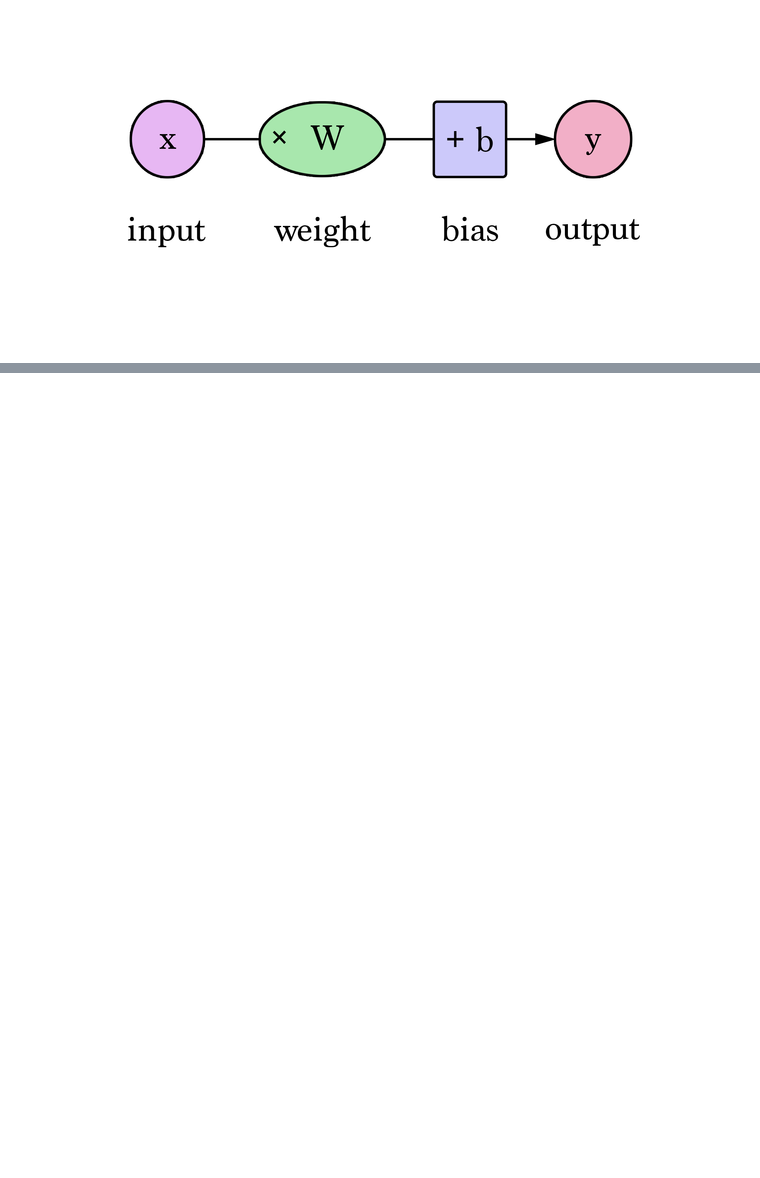
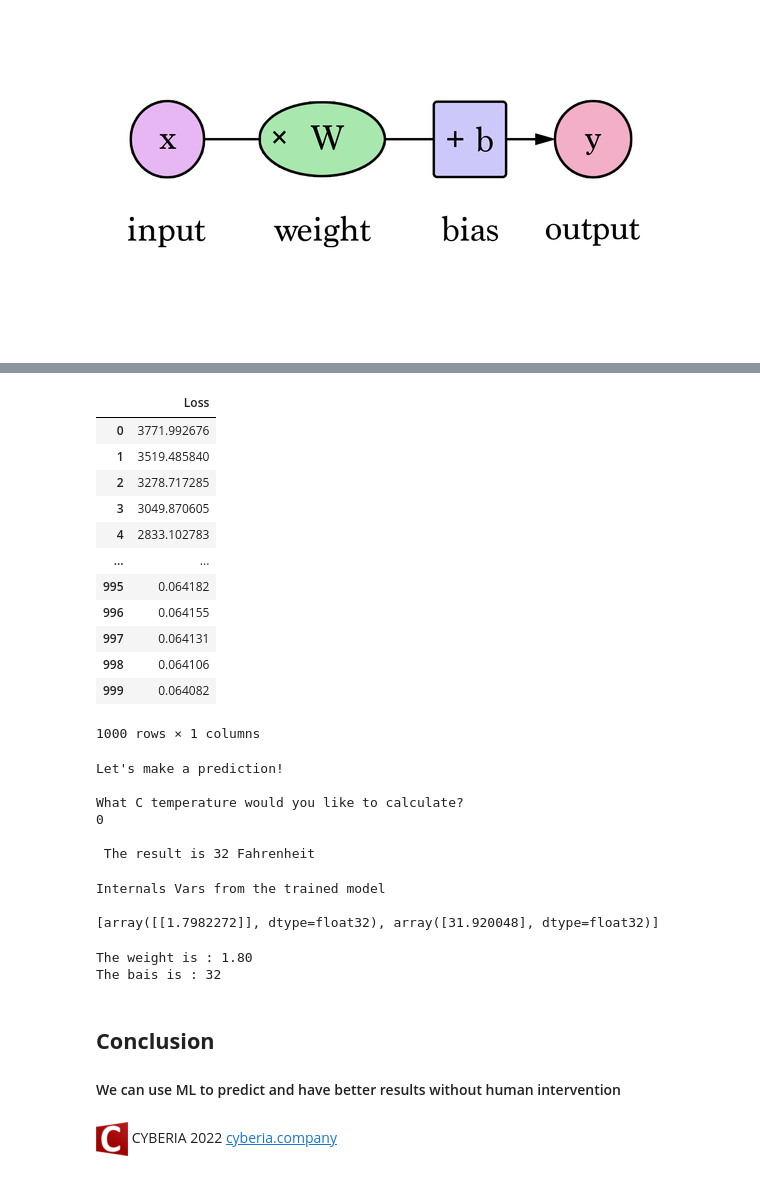
Before and after one commit to danielrve/jupyternotebook, a Jupyter notebook: CelsiusToFahrenheit.ipynb, the cells around one changed output, grey strips where cells are left out. Saved outputs shown, nothing was run; the diff lists cells and outputs as text; code cells hidden in the pictures; blank space fills up the shorter version.

```diff
--- a/CelsiusToFahrenheit.ipynb
+++ b/CelsiusToFahrenheit.ipynb
@@ -60,0 +88,72 @@ The result is 32 fahrenheit
+# %%
+import pandas as pd
+
+df = pd.DataFrame(history.history["loss"])
+
+df.columns = ['Loss']
+
+df
+# %% [output]
+|  | Loss |
+| 0 | 3771.992676 |
+| 1 | 3519.485840 |
+| 2 | 3278.717285 |
+| 3 | 3049.870605 |
+| 4 | 2833.102783 |
+| ... | ... |
+| 995 | 0.064182 |
+| 996 | 0.064155 |
+| 997 | 0.064131 |
+| 998 | 0.064106 |
+| 999 | 0.064082 |
+1000 rows × 1 columns
+# %%
+import math as mt
+print("Let's make a prediction!\n")
+
+print("What C temperature would you like to calculate?")
+temp = input()
+
+temp = float(temp)
+result = model.predict([temp])
+
+result = int(mt.ceil(result))
+
+
+print(f"\n The result is {result} Fahrenheit")
+# %% [output]
+Let's make a prediction!
+
+What C temperature would you like to calculate?
+0
+
+ The result is 32 Fahrenheit
+# %%
+# Check Model Vars
+
+print("Internals Vars from the trained model\n")
+print(layer.get_weights())
+# %% [output]
+Internals Vars from the trained model
+
+[array([[1.7982272]], dtype=float32), array([31.920048], dtype=float32)]
+# %%
+
+mesure = layer.get_weights()
+weight = mesure[0][0]
+bais = mesure[1][0]
+
+weight = float(weight)
+bais = int(mt.ceil(bais))
+
+print(f"The weight is : {weight:.2f}" )
+print(f"The bais is : {bais}" )
+# %% [output]
+The weight is : 1.80
+The bais is : 32
+# %% [markdown]
+## **Conclusion**
+
+#### We can use ML to predict and have better results without human intervention
+# %% [markdown]
+![cyb_icon6.png](embedded-picture-1) CYBERIA 2022 [cyberia.company](https://cyberia.company)
```
Also changed, not shown: parts of 12 cells of this notebook.
